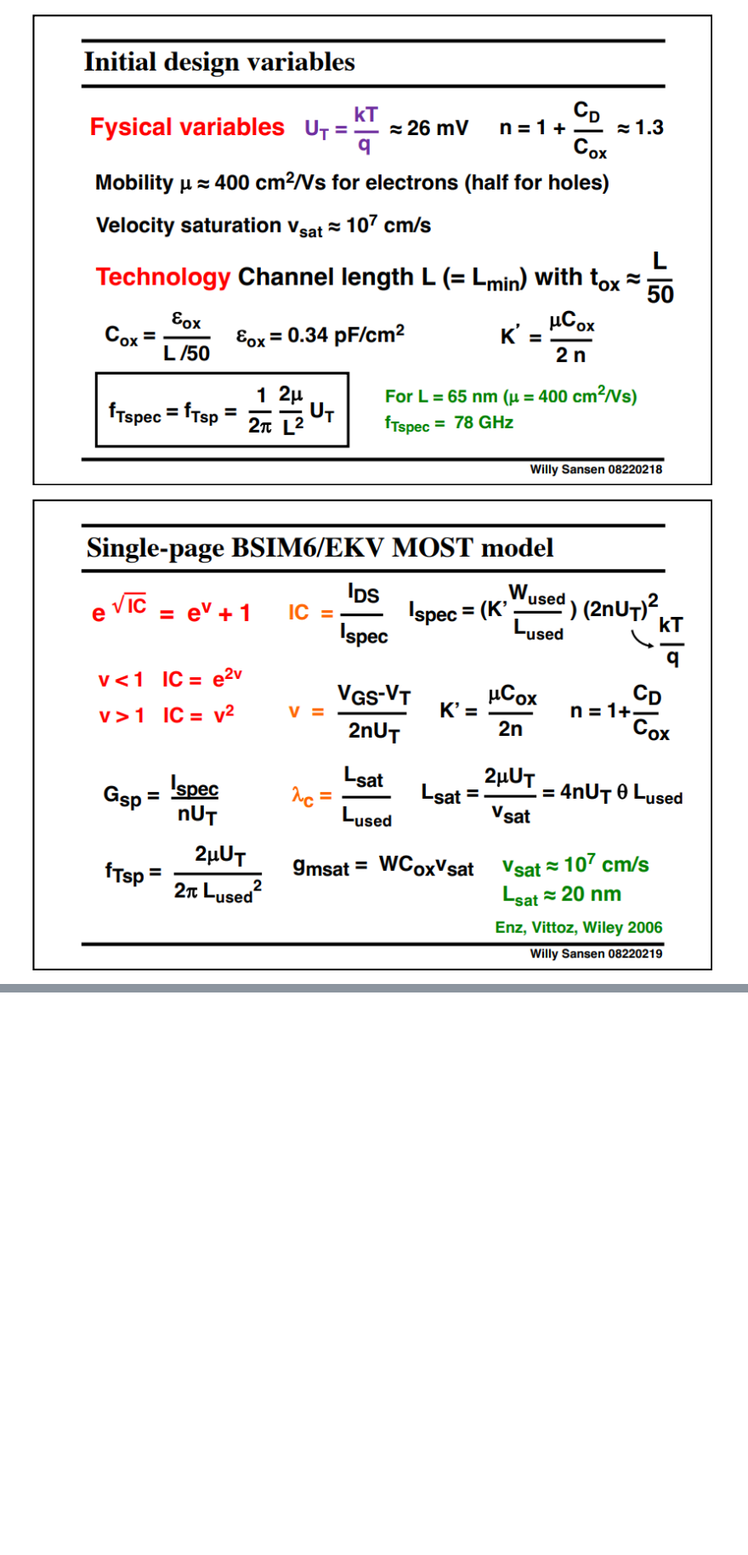
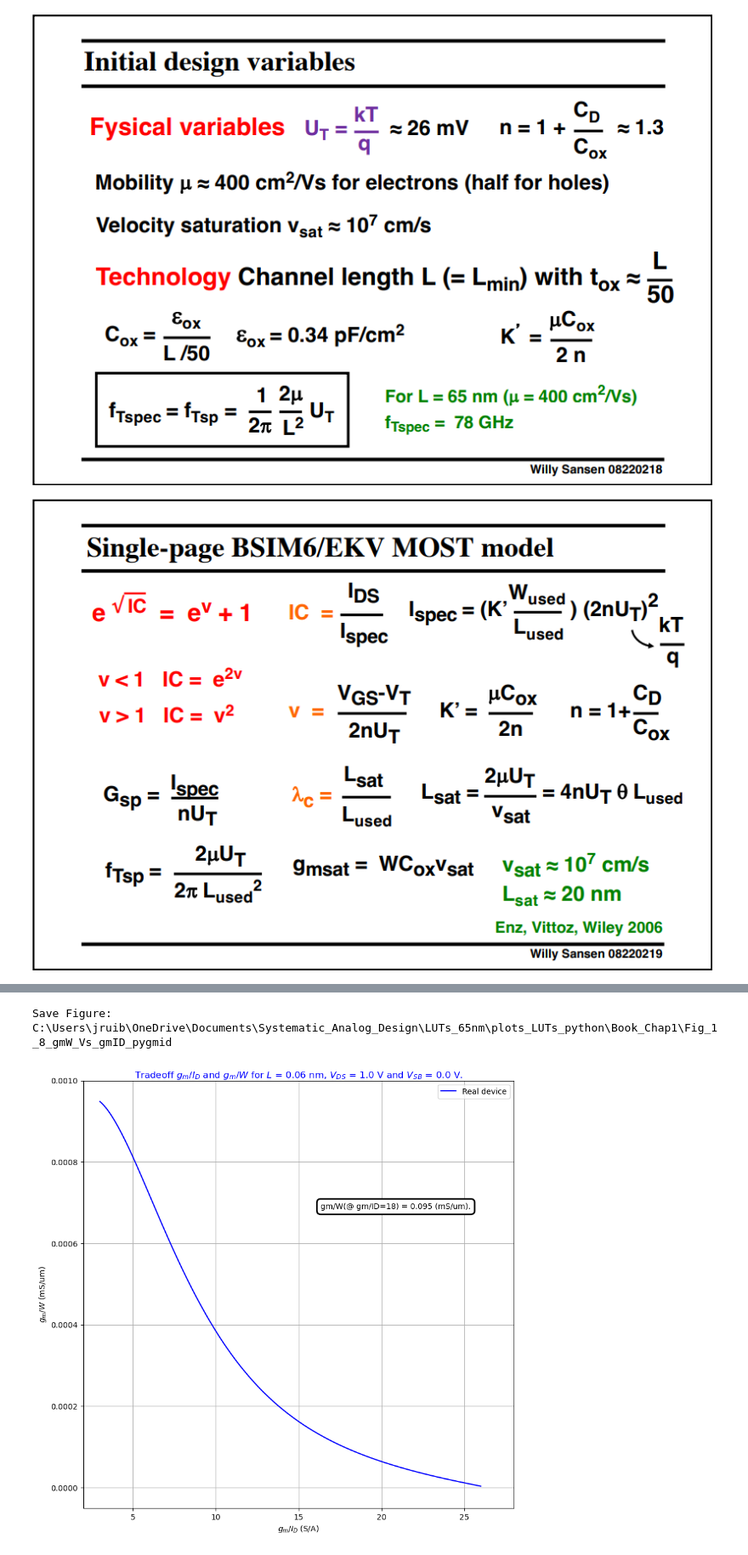
Before and after one commit to ZeRuiCustodio/pygmid, a Jupyter notebook: Systematic_Analog_Design_LUTs/Chapter_1/Book_Fig1_1_Jupyter.ipynb, the cells around one changed output, grey strips where cells are left out. Shown at 85% size. Saved outputs shown, nothing was run; the diff lists cells and outputs as text; code cells hidden in the pictures; blank space fills up the shorter version.

```diff
--- a/Systematic_Analog_Design_LUTs/Chapter_1/Book_Fig1_1_Jupyter.ipynb
+++ b/Systematic_Analog_Design_LUTs/Chapter_1/Book_Fig1_1_Jupyter.ipynb
@@ -483,0 +532,67 @@ Image(fig_WS_EKV_1page_65nm, width=800, height=800)
+# %%
+# % data ===============
+VGS_lut = NCH['VGS']
+L_lut = NCH['L']
+L_Min = min(L_lut)
+dev_Temp = NCH['TEMP']
+
+L   = L_Min
+rho = 0.8
+step = 0.001
+VDS = 1.0
+VSB = 0.0
+
+# % compute ==============
+step = 0.1
+gm_ID = np.arange(3, 26+step, step)
+gm_W = NCH.look_up('GM_W', GM_ID=gm_ID, L=L, VDS=VDS)
+# %%
+# % plot ====================
+# plt.style.use('classic')
+# plt.rcParams.update(plt.rcParamsDefault)
+fig, axs = plt.subplots(1,1,figsize=(10,10))
+# axs.set_facecolor("white")
+label1 = 'Real device'
+label2 = 'Square law'
+
+title_dict = dict(fontsize=12, fontweight=2, color="blue", verticalalignment='center', horizontalalignment='center')
+# Axes.set_title(label, fontdict=None, loc=None, pad=None, *, y=None, **kwargs)[source]
+bbox_props = dict(boxstyle="round,pad=0.5", fc="w", ec="k", lw=2)
+
+# plot(x, y, color='green', marker='o', linestyle='dashed', linewidth=2, markersize=12)
+
+axs.plot(gm_ID, gm_W, 'b-', label = label1)
+axs.grid(True)
+axs.set_ylabel(f'$g_m$/$W$ (mS/um)')
+axs.set_xlabel(f'$g_m$/$I_D$ (S/A)')
+
+axs.set_xlim(left=2, right=28)
+axs.set_ylim(bottom=-0.05e-3, top=1e-3)
+
+# axs.set_xscale("linear")
+# axs.set_xscale("log")
+axs.legend()
+
+gm_W_gmID_18 = NCH.look_up('GM_W', GM_ID=18, L=L, VDS=VDS)
+res_str_gmW = f'gm/W(@ gm/ID=18) = {gm_W_gmID_18*1000:0.3f} (mS/um).'
+axs.annotate(res_str_gmW,
+             ((0.9), (0.7)), # these are the coordinates to position the label
+             xycoords='axes fraction',  # 'data' ; 'axes fraction' ; 'figure pixels'
+             color='black',
+             bbox=bbox_props,
+             ha='right') # center, left, right
+axs.set_title(f'Tradeoff $g_m$/$I_D$ and $g_m$/$W$ for $L$ = {L} nm, $V_D$$_S$ = {VDS} V and $V_S$$_B$ = {VSB} V.', title_dict)
+
+if save_Figs:
+    dpi = 600
+    # fig_gmID_gmW_1_6 = filepath_dir_fig + f'\\Fig_1_6_gmID_gmW_Vs_VOV_max_gmID_{np.max(gm_ID):.1f}'
+    fig_gmW_gmID_1_8 = filepath_dir_fig + f'\\Fig_1_8_gmW_Vs_gmID_pygmid'
+    print(f"Save Figure: {fig_gmW_gmID_1_8}")
+    plt.savefig(fig_gmW_gmID_1_8 + '.png', dpi = dpi, bbox_inches='tight')
+
+plt.show()
+# **************************************************************
+# **************************************************************
+# %% [output]
+Save Figure: C:\Users\jruib\OneDrive\Documents\Systematic_Analog_Design\LUTs_65nm\plots_LUTs_python\Book_Chap1\Fig_1_8_gmW_Vs_gmID_pygmid
+[figure, added]
```
Also changed, not shown: parts of 8 cells of this notebook.
